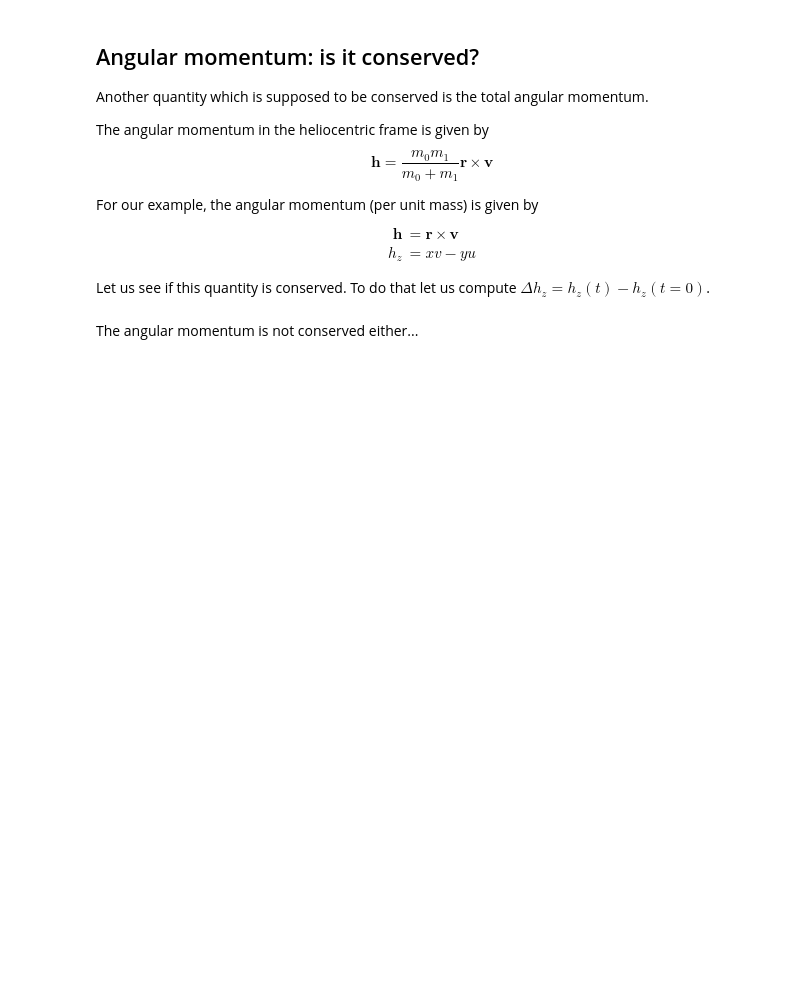
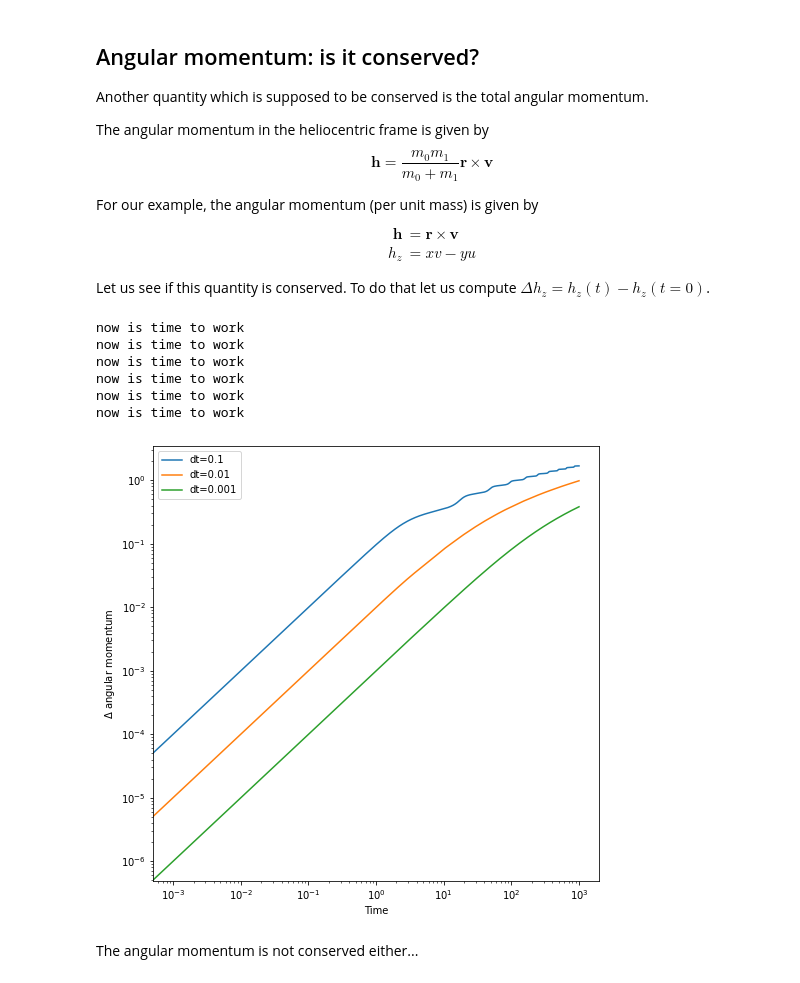
Before and after one commit to Jayshil/planetary-dynamics, a Jupyter notebook: 2nd_ODE_integration_2_body.ipynb, the cells around one changed output. Drawn from its saved outputs; the diff is of its cells as text; code cells hidden in the pictures; blank space fills up the shorter version.

```diff
--- a/2nd_ODE_integration_2_body.ipynb
+++ b/2nd_ODE_integration_2_body.ipynb
@@ -328,26 +364,34 @@ Let us see if this quantity is conserved. To do that let us compute $\Delta h_z
 # %%
 fig = plt.figure(figsize=(8, 8))
 ax = fig.add_subplot(1,1,1)
 
 Time_max = 1000
 
 for dt in [0.1, 0.01, 0.001]:
     N_steps = int(Time_max/float(dt))
     # Computation of the Euler's integration
     te, xe, ye, ue, ve = evolve_Euler(x0, y0, u0, v0,  mu, dt, N_steps)
 
     print("now is time to work")
     # Compute the angular momentum compared to the angular momentum at time 0 (called angular_momentum_0)
     delta_angular_momentum = np.zeros((N_steps+1))
-    angular_momentum_0 = # write here
+    angular_momentum_0 = (xe[0]*ve[0]) - (ye[0]*ue[0])
     for i in range(N_steps+1):
-        delta_angular_momentum[i] = # write here
+        delta_angular_momentum[i] = (xe[i]*ve[i]) - (ye[i]*ue[i]) - angular_momentum_0
 
     ax.plot(te, delta_angular_momentum, label="dt={}".format(dt))
     ax.set_ylabel("$\Delta$ angular momentum")
     ax.set_xlabel("Time")
     ax.set_yscale('log')
     ax.set_xscale('log')
     ax.legend(loc=0, prop={'size':10})
+# %% [output]
+now is time to work
+now is time to work
+now is time to work
+now is time to work
+now is time to work
+now is time to work
+[figure, added]
 # %% [markdown]
 The angular momentum is not conserved either...
```
Also changed, not shown: parts of 10 cells of this notebook.
